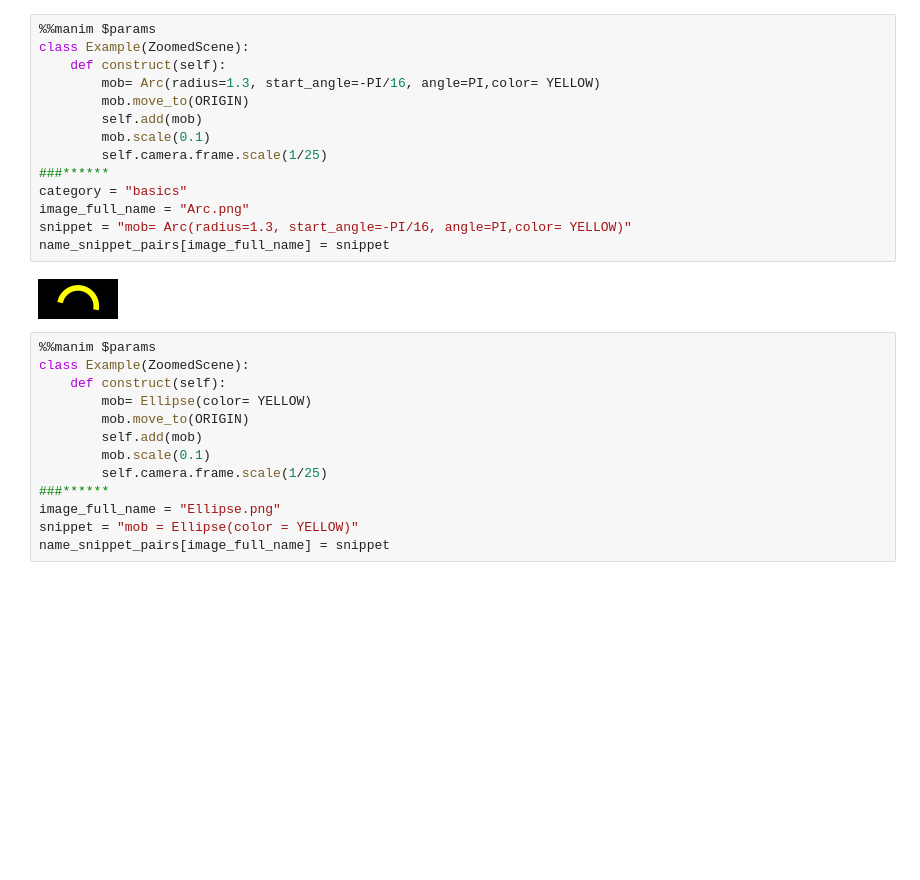
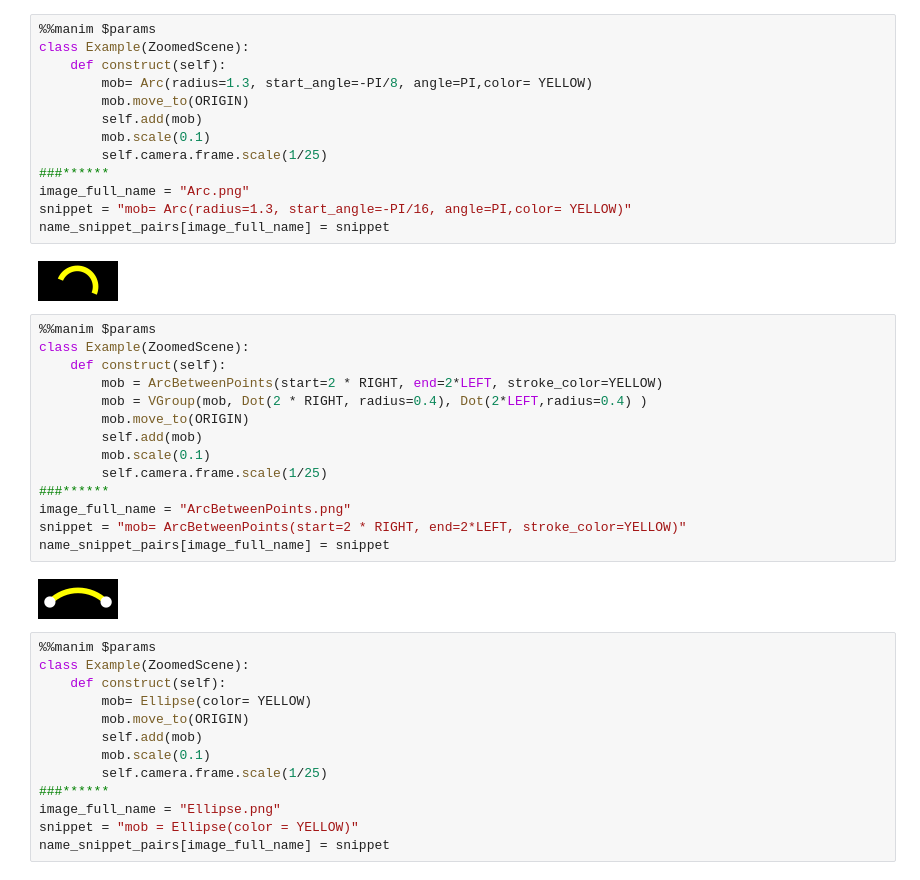
Before and after one commit to kolibril13/mobject-gallery, a Jupyter notebook: Mobjects_Basics.ipynb, the cells around one changed output. Cells and saved outputs as stored; diff of their text form; blank space fills up the shorter version.

```diff
--- a/Mobjects_Basics.ipynb
+++ b/Mobjects_Basics.ipynb
@@ -56,18 +54,33 @@ name_snippet_pairs[image_full_name] = snippet
 %%manim $params
 class Example(ZoomedScene):
     def construct(self):
-        mob= Arc(radius=1.3, start_angle=-PI/16, angle=PI,color= YELLOW)
+        mob= Arc(radius=1.3, start_angle=-PI/8, angle=PI,color= YELLOW)
         mob.move_to(ORIGIN)
         self.add(mob)
         mob.scale(0.1)
         self.camera.frame.scale(1/25)
 ###******
-category = "basics"
 image_full_name = "Arc.png"
 snippet = "mob= Arc(radius=1.3, start_angle=-PI/16, angle=PI,color= YELLOW)"
 name_snippet_pairs[image_full_name] = snippet
 # %% [output]
 [figure]
+# %%
+%%manim $params
+class Example(ZoomedScene):
+    def construct(self):
+        mob = ArcBetweenPoints(start=2 * RIGHT, end=2*LEFT, stroke_color=YELLOW)
+        mob = VGroup(mob, Dot(2 * RIGHT, radius=0.4), Dot(2*LEFT,radius=0.4) )
+        mob.move_to(ORIGIN)
+        self.add(mob)
+        mob.scale(0.1)
+        self.camera.frame.scale(1/25)
+###******
+image_full_name = "ArcBetweenPoints.png"
+snippet = "mob= ArcBetweenPoints(start=2 * RIGHT, end=2*LEFT, stroke_color=YELLOW)"
+name_snippet_pairs[image_full_name] = snippet
+# %% [output]
+[figure, added]
 # %%
 %%manim $params
 class Example(ZoomedScene):
```
Also changed, not shown: parts of 10 cells of this notebook, 46 other files.
